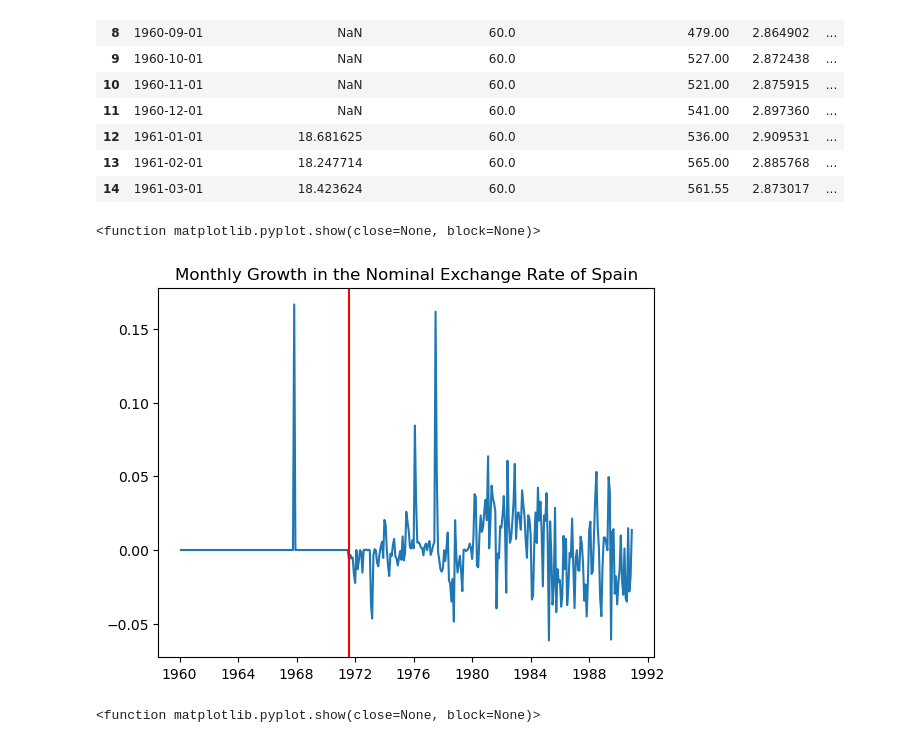
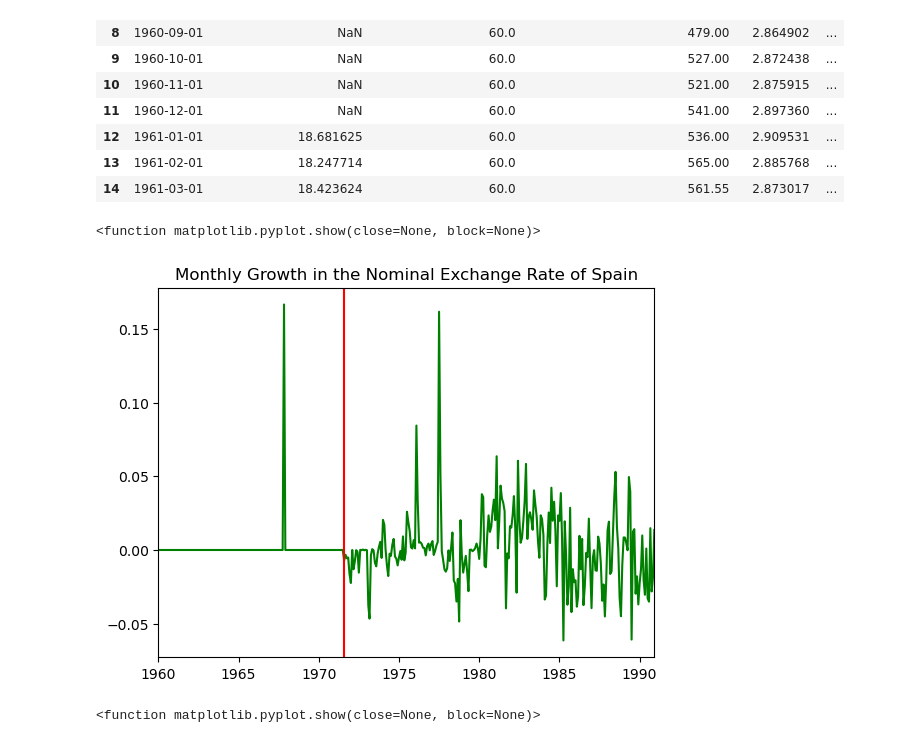
Before and after one commit to sophie-hy-fung/spain-bretton-woods, a Jupyter notebook: data_cleaning.ipynb, the cells around one changed output. Saved outputs shown, nothing was run; the diff lists cells and outputs as text; code cells hidden in the pictures.

Commit message:
experimented with figure

```diff
--- a/data_cleaning.ipynb
+++ b/data_cleaning.ipynb
@@ -102,14 +103,16 @@ sp_us_df.head(15)
 | 13 | 1961-02-01 | 18.247714 | 60.0 | 565.00 | 2.885768 | ... |
 | 14 | 1961-03-01 | 18.423624 | 60.0 | 561.55 | 2.873017 | ... |
 # %%
-plt.plot(sp_us_df['Month'], sp_us_df['Nom_Exchange_Rate_Growth'])
+plt.plot(sp_us_df['Month'], sp_us_df['Nom_Exchange_Rate_Growth'], color='g')
+plt.xlim(datetime.datetime(1960, 1, 1), datetime.datetime(1990, 12, 1))
+plt.gca().xaxis.set_major_locator(mdates.YearLocator(base=5))
 plt.axvline(x = datetime.datetime(1971, 8, 1), color='r')
 plt.title('Monthly Growth in the Nominal Exchange Rate of Spain')
 plt.savefig('figures/Monthly_Growth_in_Nom_Exchange_Rate.pdf')
 plt.show
 # %% [output]
 <function matplotlib.pyplot.show(close=None, block=None)>
-[figure, old version]
+[figure, new version]
 # %%
 plt.plot(sp_us_df['Month'], sp_us_df['Real_Exchange_Rate_Growth'])
 plt.axvline(x = datetime.datetime(1971, 8, 1), color='r')
```
Also changed, not shown: parts of 1 cell of this notebook, 4 other files.
